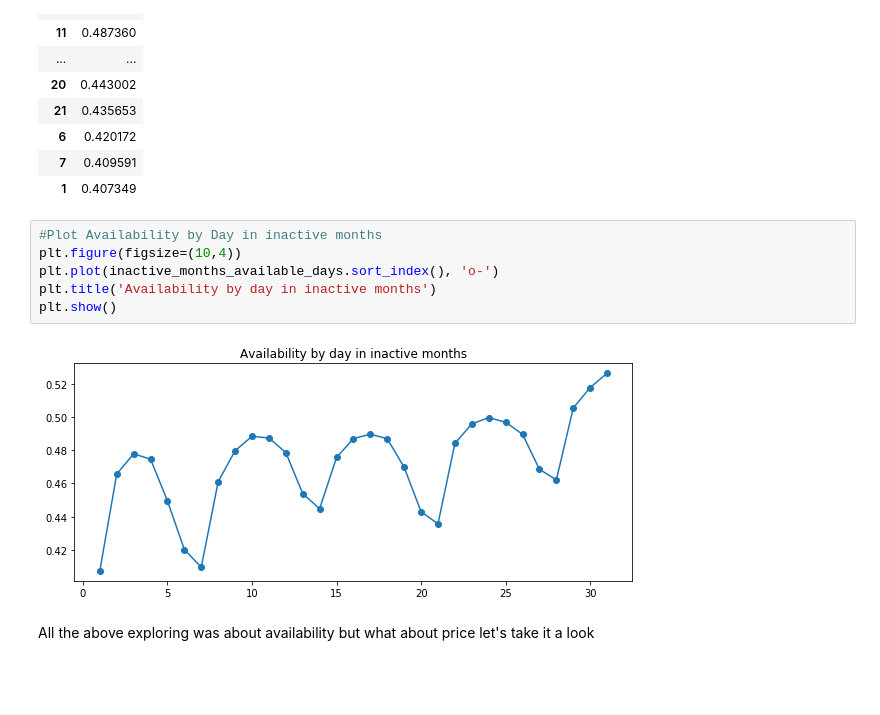
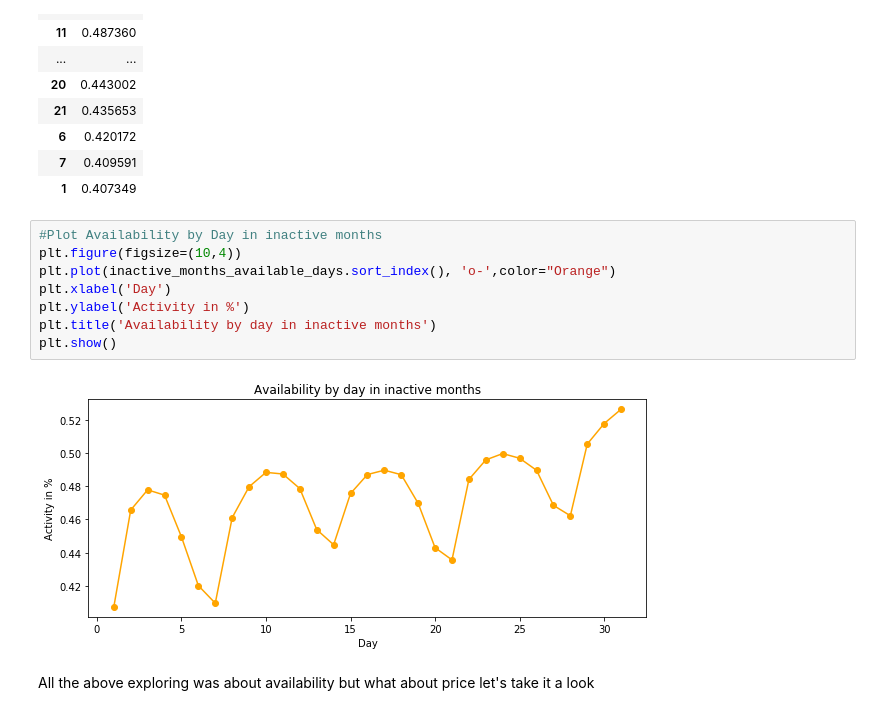
Before and after one commit to DevMahmoud10/Malaga-Airbnb-Data-Analysis, a Jupyter notebook: malaga_airbnb_data_analysis_notebook.ipynb, the cells around one changed output. Saved outputs shown, nothing was run; the diff lists cells and outputs as text; blank space fills up the shorter version.

Commit message:
update: notebook graphs

```diff
--- a/malaga_airbnb_data_analysis_notebook.ipynb
+++ b/malaga_airbnb_data_analysis_notebook.ipynb
@@ -251,11 +255,13 @@ pd.DataFrame(inactive_months_available_days)
 # %%
 #Plot Availability by Day in inactive months
 plt.figure(figsize=(10,4))
-plt.plot(inactive_months_available_days.sort_index(), 'o-')
+plt.plot(inactive_months_available_days.sort_index(), 'o-',color="Orange")
+plt.xlabel('Day')
+plt.ylabel('Activity in %')
 plt.title('Availability by day in inactive months')
 plt.show()
 # %% [output]
-[figure, old version]
+[figure, new version]
 # %% [markdown]
 All the above exploring was about availability but what about price let's take it a look
 # %%
```
Also changed, not shown: parts of 13 cells of this notebook.
